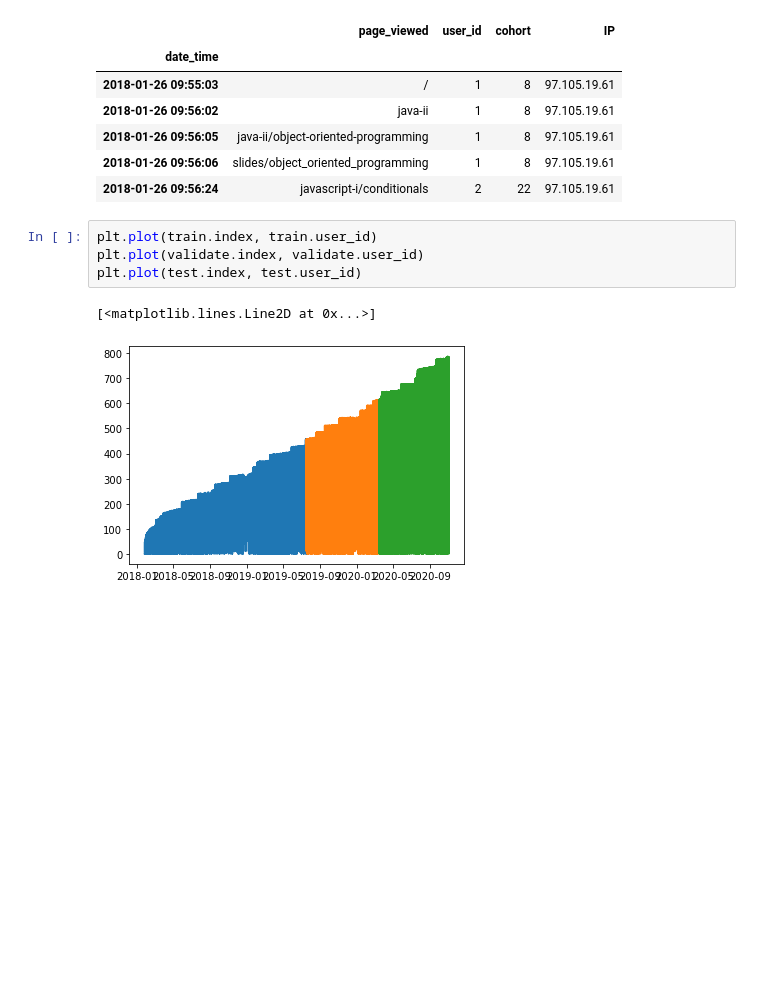
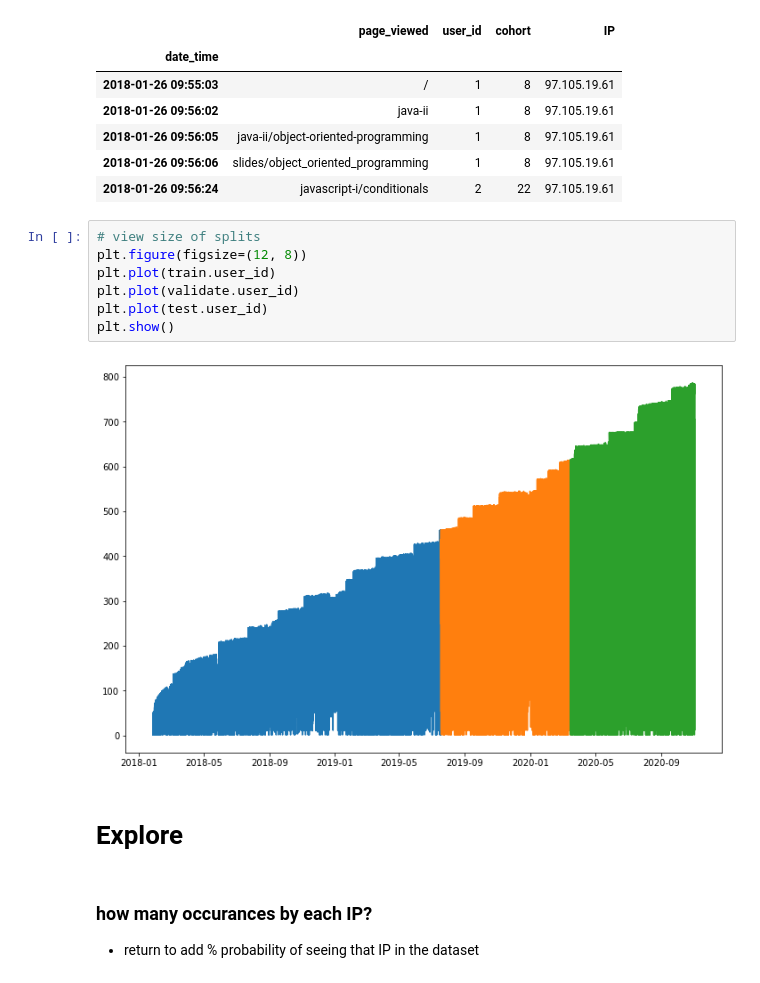
Before and after one commit to RyvynYoung/anomaly-detection-exercises, a Jupyter notebook: time_series_anomaly_detection.ipynb, the cells around one changed output. Saved outputs shown, nothing was run; the diff lists cells and outputs as text; blank space fills up the shorter version.

```diff
--- a/time_series_anomaly_detection.ipynb
+++ b/time_series_anomaly_detection.ipynb
@@ -171,12 +169,20 @@ train.head()
 | 2018-01-26 09:56:06 | slides/object_oriented_programming | 1 | 8 | 97.105.19.61 |
 | 2018-01-26 09:56:24 | javascript-i/conditionals | 2 | 22 | 97.105.19.61 |
 # %%
-plt.plot(train.index, train.user_id)
-plt.plot(validate.index, validate.user_id)
-plt.plot(test.index, test.user_id)
+# view size of splits
+plt.figure(figsize=(12, 8))
+plt.plot(train.user_id)
+plt.plot(validate.user_id)
+plt.plot(test.user_id)
+plt.show()
 # %% [output]
-[<matplotlib.lines.Line2D at 0x...>]
-[figure, old version]
+[figure, new version]
+# %% [markdown]
+# Explore
+# %% [markdown]
+### how many occurances by each IP?
+
+- return to add % probability of seeing that IP in the dataset
 # %%
 train.IP.value_counts()
 # https://iplocation.com/
```
Also changed, not shown: parts of 75 cells of this notebook.
